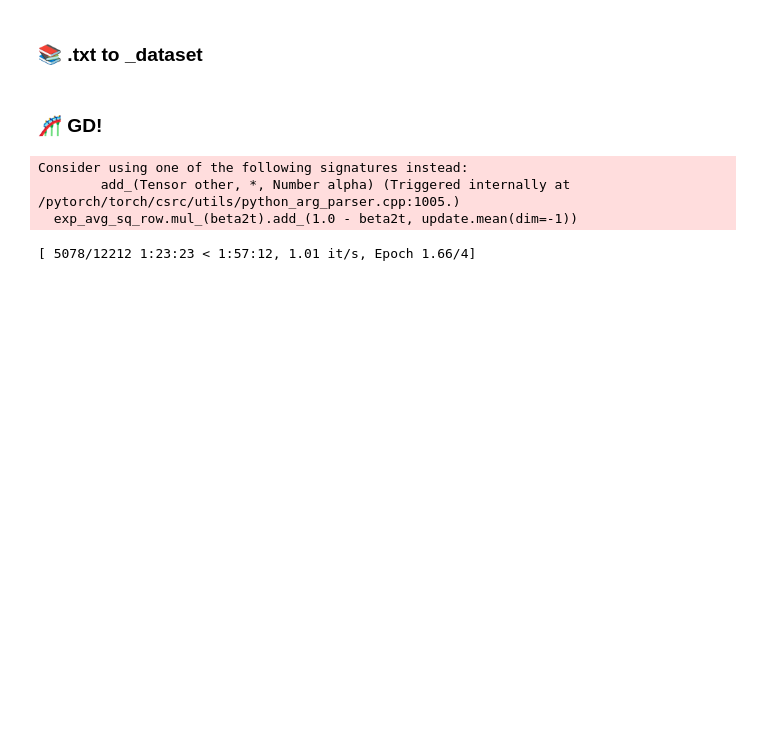
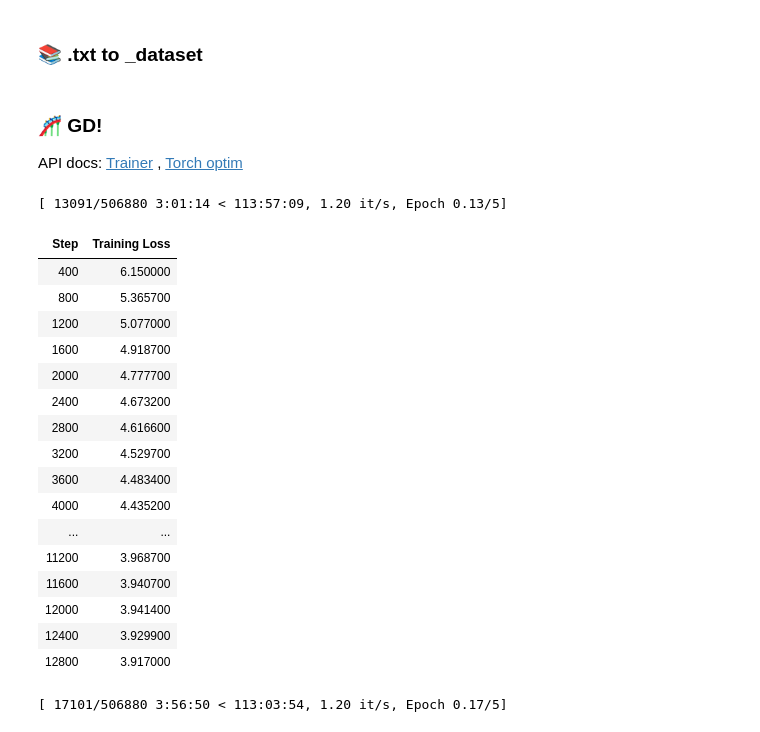
Before and after one commit to catPotat/rn-hg-gpt2-playground, a Jupyter notebook: Huggingface_GPT_2_Training.ipynb, the cells around one changed output. Saved outputs shown, nothing was run; the diff lists cells and outputs as text; code cells hidden in the pictures; blank space fills up the shorter version.

```diff
--- a/Huggingface_GPT_2_Training.ipynb
+++ b/Huggingface_GPT_2_Training.ipynb
@@ -482,5 +547,3 @@ test_dataset = LineByLineTextDataset(
 collator = DataCollatorForLanguageModeling(
     tokenizer=tokenizer, mlm=False,
 )
-# %% [markdown]
-### 🎢 GD!
@@ -497,37 +550,88 @@ class MyTrainer(Trainer):
+# %%
+from torch.utils.data import Dataset
+
+class BigAssWallOfText(Dataset):
+    def __init__(self, tokenizer, file_path, max_len):
+        tokenizer = tokenizer
+        tokenizer.model_max_length=max_len
+
+        self.examples = []
+
+        src_files = [file_path]
+        for src_file in src_files:
+            print("🔥", src_file)
+            with open(file_path, 'r', encoding='utf8') as f:
+                lines = f.read().splitlines()
+            self.examples += [x.ids for x in tokenizer.encode(lines)]
+
+    def __len__(self):
+        return len(self.examples)
+
+    def __getitem__(self, i):
+        # We’ll pad at the batch level.
+        return torch.tensor(self.examples[i])
+
+train_dataset = BigAssWallOfText(
+    tokenizer=tokenizer,
+    file_path=TRAIN_PATH,
+    max_len=128
+)
+# %% [markdown]
+### 🎢 GD!
+
+API docs: [Trainer](https://huggingface.co/transformers/main_classes/trainer.html#trainingarguments) ,
+[Torch optim](https://pytorch.org/docs/stable/optim.html)
 # %%
 from transformers import Trainer, TrainingArguments, get_scheduler
 from torch import optim
 
 training_args = TrainingArguments(
     output_dir=MODEL_SAVE_PATH,
     overwrite_output_dir=True,
-    num_train_epochs=4,
+    num_train_epochs=5,
+    save_strategy="epoch",
     # max_steps=40_000,
-    save_steps=2000,
+    # save_steps=2000,
     logging_steps=400,
-    # evaluation_strategy="steps",
+    learning_rate=1e-4,
+    # evaluation_strategy="epoch",
+    # gradient_accumulation_steps=2
 
 # Turn down on memory usage
-    per_device_train_batch_size=16,
+    per_device_train_batch_size=32,
     per_device_eval_batch_size=64,
-    adafactor=True
+    # adafactor=True
 )
 optimizer = optim.SGD(model.parameters(), lr=0.01, momentum=0.9)
 scheduler = get_scheduler("polynomial", optimizer, num_warmup_steps=1000,
                           num_training_steps=0) # ?
 
 trainer = Trainer(model=model,
     args=training_args,
     train_dataset=train_dataset,
-    eval_dataset=test_dataset,
+    # eval_dataset=test_dataset,
     # optimizers=(optimizer, scheduler),
     # compute_metrics=[],
-    # model_init=[Trainer.evaluate],
     data_collator=collator,
 )
 trainer.train()
 # %% [output]
-Consider using one of the following signatures instead:
-        add_(Tensor other, *, Number alpha) (Triggered internally at  /pytorch/torch/csrc/utils/python_arg_parser.cpp:1005.)
-  exp_avg_sq_row.mul_(beta2t).add_(1.0 - beta2t, update.mean(dim=-1))
+[ 13091/506880 3:01:14 < 113:57:09, 1.20 it/s, Epoch 0.13/5]
+| Step | Training Loss |
+| 400 | 6.150000 |
+| 800 | 5.365700 |
+| 1200 | 5.077000 |
+| 1600 | 4.918700 |
+| 2000 | 4.777700 |
+| 2400 | 4.673200 |
+| 2800 | 4.616600 |
+| 3200 | 4.529700 |
+| 3600 | 4.483400 |
+| 4000 | 4.435200 |
+| ... | ... |
+| 11200 | 3.968700 |
+| 11600 | 3.940700 |
+| 12000 | 3.941400 |
+| 12400 | 3.929900 |
+| 12800 | 3.917000 |
-[ 5078/12212 1:23:23 < 1:57:12, 1.01 it/s, Epoch 1.66/4]
+[ 17101/506880 3:56:50 < 113:03:54, 1.20 it/s, Epoch 0.17/5]
```
Also changed, not shown: parts of 43 cells of this notebook.
